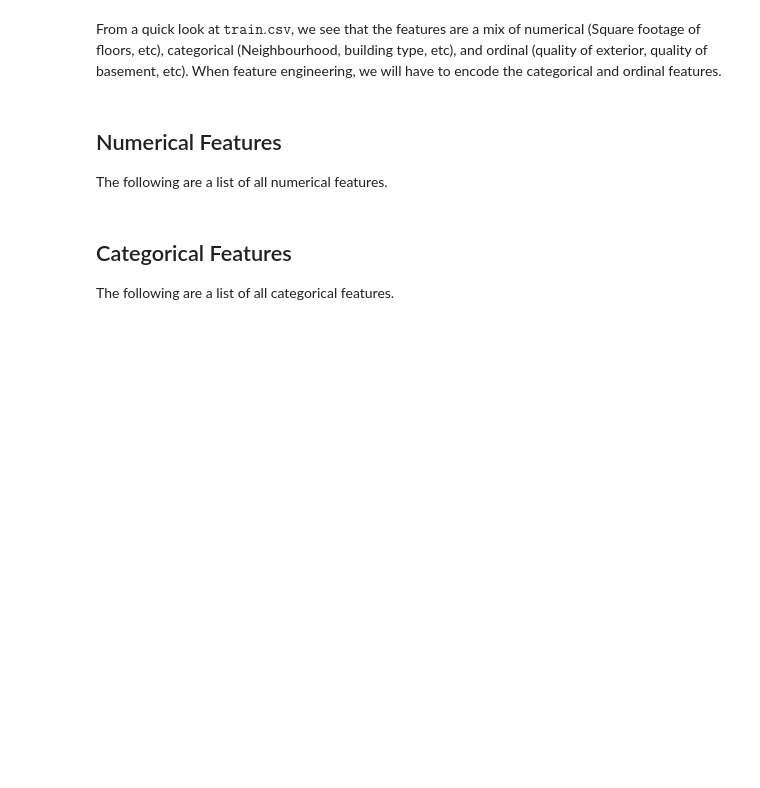
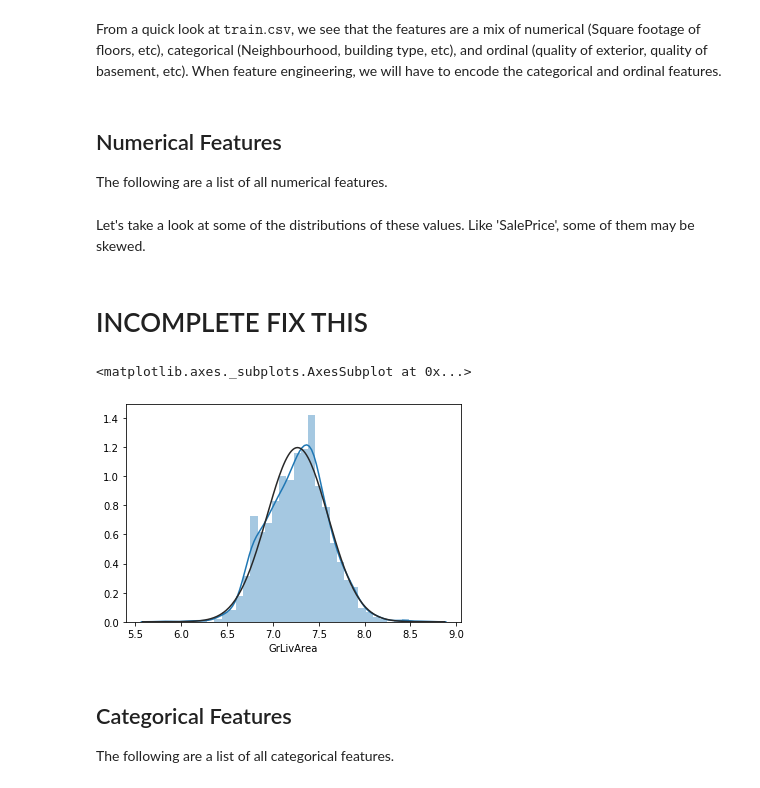
Before and after one commit to fattorib/HousingRegression, a Jupyter notebook: Project.ipynb, the cells around one changed output. Cells and saved outputs as stored; diff of their text form; code cells hidden in the pictures; blank space fills up the shorter version.

```diff
--- a/Project.ipynb
+++ b/Project.ipynb
@@ -99,3 +99,13 @@ numerical_features = ['SalePrice','LotFrontage','LotArea','MasVnrArea','BsmtFinS
+# %% [markdown]
+Let's take a look at some of the distributions of these values. Like 'SalePrice', some of them may be skewed.
+# %% [markdown]
+# INCOMPLETE FIX THIS
+# %%
+%matplotlib inline
+sns.distplot(np.log(attributes_with_price['GrLivArea']+1),fit = norm)
+# %% [output]
+<matplotlib.axes._subplots.AxesSubplot at 0x...>
+[figure, added]
 # %% [markdown]
 ## Categorical Features
 The following are a list of all categorical features.
```
Also changed, not shown: parts of 24 cells of this notebook, 1 other file.
